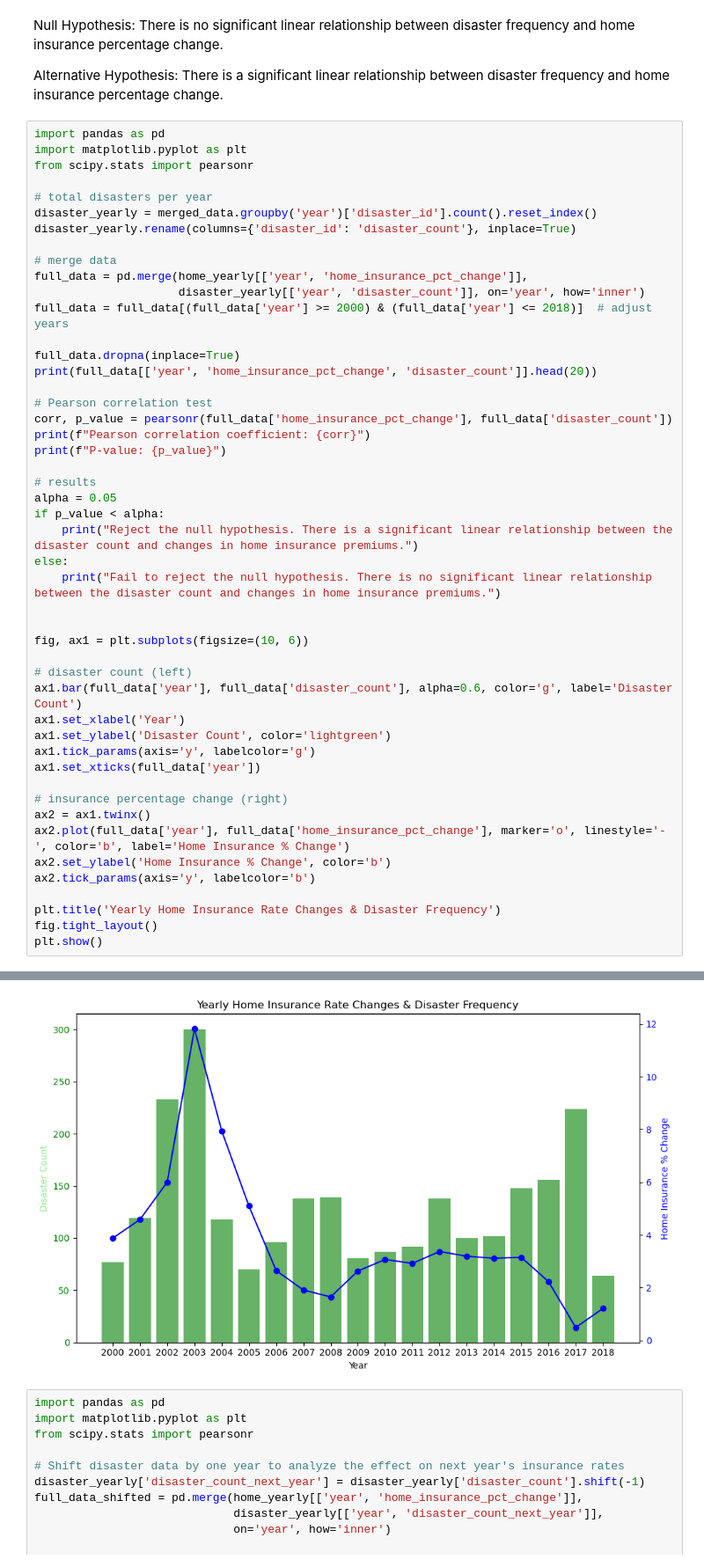
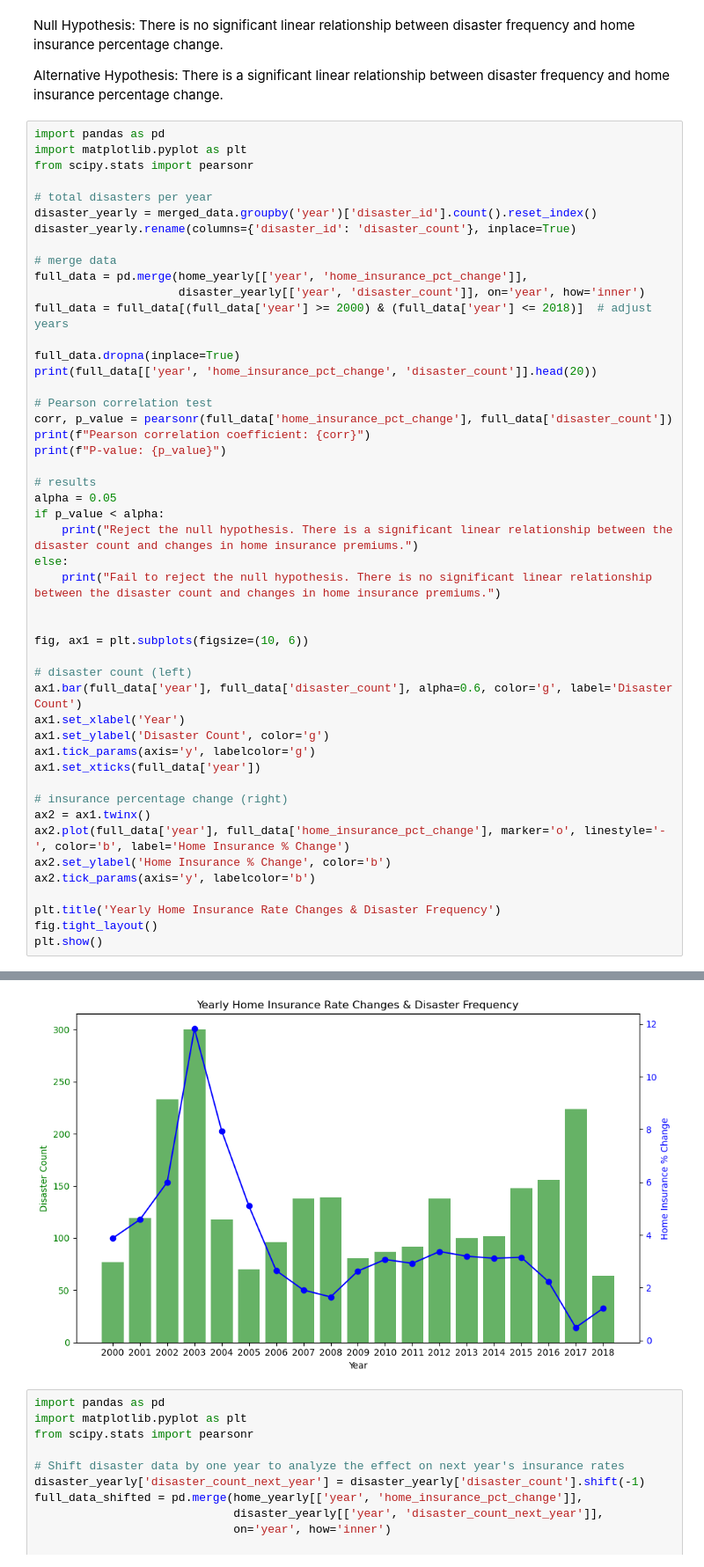
Before and after one commit to smille202/capstone, a Jupyter notebook: work/working_code.ipynb, the cells around one changed output, grey strips where cells are left out. Shown at 88% size. Drawn from its saved outputs; the diff is of its cells as text.

```diff
--- a/work/working_code.ipynb
+++ b/work/working_code.ipynb
@@ -736,38 +736,38 @@ fig, ax1 = plt.subplots(figsize=(10, 6))
 # disaster count (left)
 ax1.bar(full_data['year'], full_data['disaster_count'], alpha=0.6, color='g', label='Disaster Count')
 ax1.set_xlabel('Year')
-ax1.set_ylabel('Disaster Count', color='lightgreen')
+ax1.set_ylabel('Disaster Count', color='g')
 ax1.tick_params(axis='y', labelcolor='g')
 ax1.set_xticks(full_data['year'])
 
 # insurance percentage change (right)
 ax2 = ax1.twinx()
 ax2.plot(full_data['year'], full_data['home_insurance_pct_change'], marker='o', linestyle='-', color='b', label='Home Insurance % Change')
 ax2.set_ylabel('Home Insurance % Change', color='b')
 ax2.tick_params(axis='y', labelcolor='b')
 
 plt.title('Yearly Home Insurance Rate Changes & Disaster Frequency')
 fig.tight_layout()
 plt.show()
 # %% [output]
     year  home_insurance_pct_change  disaster_count
 2   2000                   3.878272              77
 3   2001                   4.583752             119
 4   2002                   6.001478             233
 5   2003                  11.811463             300
 6   2004                   7.944625             118
 7   2005                   5.095321              70
 8   2006                   2.649516              96
 9   2007                   1.911749             138
 10  2008                   1.649940             139
 11  2009                   2.631171              81
 12  2010                   3.067392              87
 ... (7 lines left out)
 20  2018                   1.213899              64
 Pearson correlation coefficient: 0.4877770007003828
 P-value: 0.034126180998995476
 Reject the null hypothesis. There is a significant linear relationship between the disaster count and changes in home insurance premiums.
-[figure, old version]
+[figure, new version]
 # %%
 import pandas as pd
 import matplotlib.pyplot as plt
```
Also changed, not shown: parts of 1 cell of this notebook.
